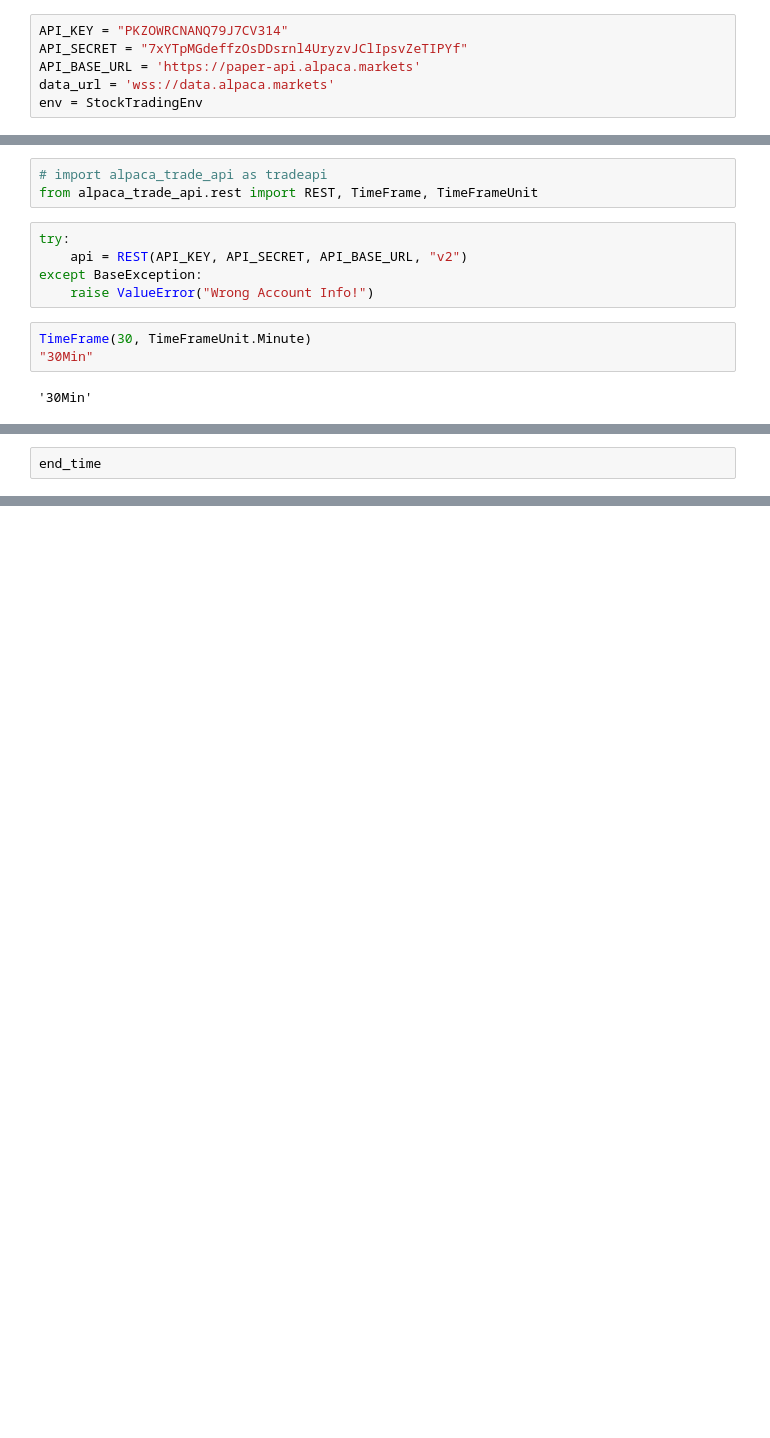
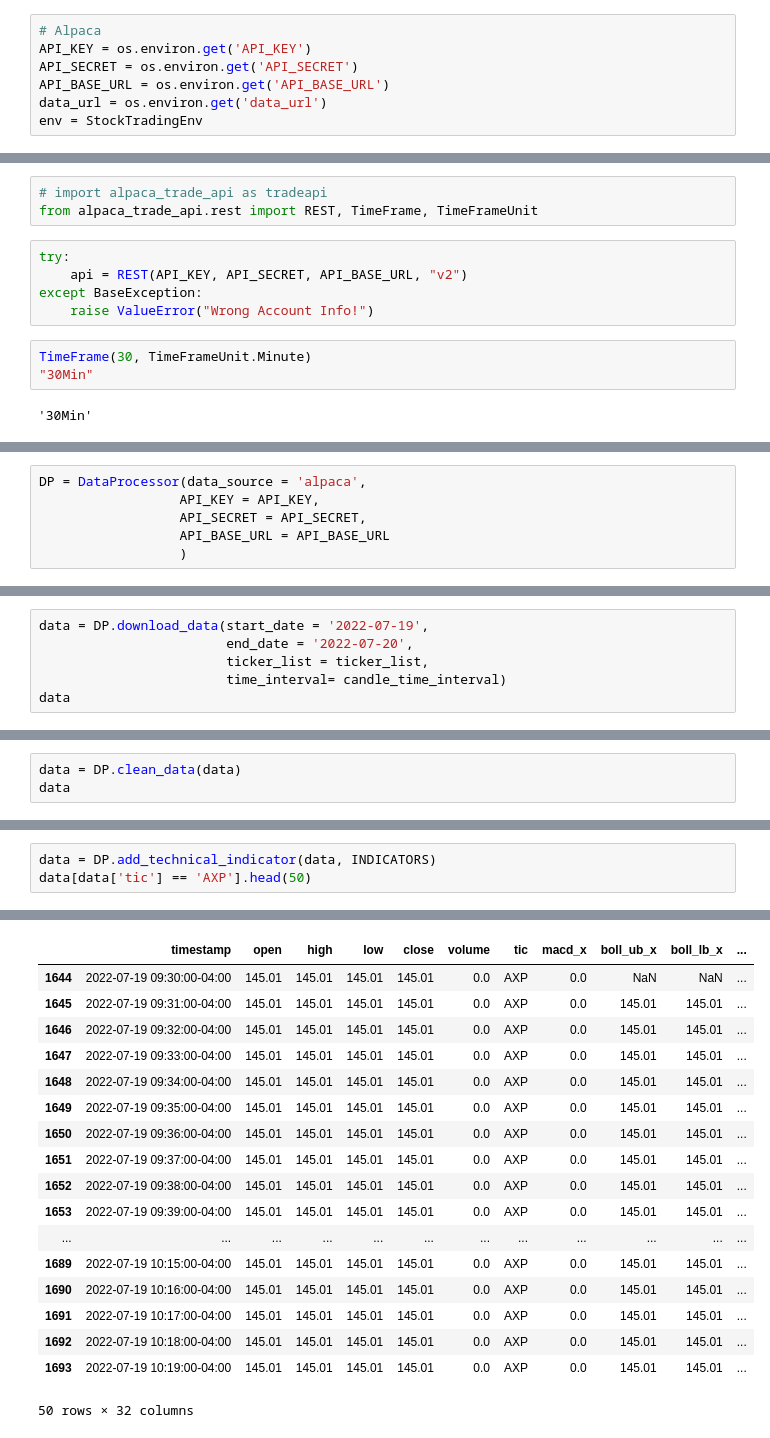
Before and after one commit to iandd0824/FinRL, a Jupyter notebook: epocha/Dataloader.ipynb, the cells around one changed output, grey strips where cells are left out. Cells and saved outputs as stored; diff of their text form; blank space fills up the shorter version.

```diff
--- a/epocha/Dataloader.ipynb
+++ b/epocha/Dataloader.ipynb
@@ -34,10 +42,11 @@ state_dim
 # %% [output]
 333
 # %%
-API_KEY = "PKZOWRCNANQ79J7CV314"
-API_SECRET = "7xYTpMGdeffzOsDDsrnl4UryzvJClIpsvZeTIPYf"
-API_BASE_URL = 'https://paper-api.alpaca.markets'
-data_url = 'wss://data.alpaca.markets'
+# Alpaca
+API_KEY = os.environ.get('API_KEY')
+API_SECRET = os.environ.get('API_SECRET')
+API_BASE_URL = os.environ.get('API_BASE_URL')
+data_url = os.environ.get('data_url')
 env = StockTradingEnv
 # %% [markdown]
 ## Alpaca API
@@ -89,0 +106,6 @@ start_time
+# %%
+DP = DataProcessor(data_source = 'alpaca',
+                  API_KEY = API_KEY,
+                  API_SECRET = API_SECRET,
+                  API_BASE_URL = API_BASE_URL
+                  )
@@ -89,0 +114,6 @@ start_time
+# %%
+data = DP.download_data(start_date = '2022-07-19',
+                        end_date = '2022-07-20',
+                        ticker_list = ticker_list,
+                        time_interval= candle_time_interval)
+data
@@ -89,0 +136,3 @@ start_time
+# %%
+data = DP.clean_data(data)
+data
@@ -90,3 +170,4 @@ start_time
 # %%
-end_time
+data = DP.add_technical_indicator(data, INDICATORS)
+data[data['tic'] == 'AXP'].head(50)
 # %% [output]
@@ -94 +175,19 @@ end_time
+|  | timestamp | open | high | low | close | volume | tic | macd_x | boll_ub_x | boll_lb_x | ... |
+| 1644 | 2022-07-19 09:30:00-04:00 | 145.01 | 145.01 | 145.01 | 145.01 | 0.0 | AXP | 0.0 | NaN | NaN | ... |
+| 1645 | 2022-07-19 09:31:00-04:00 | 145.01 | 145.01 | 145.01 | 145.01 | 0.0 | AXP | 0.0 | 145.01 | 145.01 | ... |
+| 1646 | 2022-07-19 09:32:00-04:00 | 145.01 | 145.01 | 145.01 | 145.01 | 0.0 | AXP | 0.0 | 145.01 | 145.01 | ... |
+| 1647 | 2022-07-19 09:33:00-04:00 | 145.01 | 145.01 | 145.01 | 145.01 | 0.0 | AXP | 0.0 | 145.01 | 145.01 | ... |
+| 1648 | 2022-07-19 09:34:00-04:00 | 145.01 | 145.01 | 145.01 | 145.01 | 0.0 | AXP | 0.0 | 145.01 | 145.01 | ... |
+| 1649 | 2022-07-19 09:35:00-04:00 | 145.01 | 145.01 | 145.01 | 145.01 | 0.0 | AXP | 0.0 | 145.01 | 145.01 | ... |
+| 1650 | 2022-07-19 09:36:00-04:00 | 145.01 | 145.01 | 145.01 | 145.01 | 0.0 | AXP | 0.0 | 145.01 | 145.01 | ... |
+| 1651 | 2022-07-19 09:37:00-04:00 | 145.01 | 145.01 | 145.01 | 145.01 | 0.0 | AXP | 0.0 | 145.01 | 145.01 | ... |
+| 1652 | 2022-07-19 09:38:00-04:00 | 145.01 | 145.01 | 145.01 | 145.01 | 0.0 | AXP | 0.0 | 145.01 | 145.01 | ... |
+| 1653 | 2022-07-19 09:39:00-04:00 | 145.01 | 145.01 | 145.01 | 145.01 | 0.0 | AXP | 0.0 | 145.01 | 145.01 | ... |
+| ... | ... | ... | ... | ... | ... | ... | ... | ... | ... | ... | ... |
+| 1689 | 2022-07-19 10:15:00-04:00 | 145.01 | 145.01 | 145.01 | 145.01 | 0.0 | AXP | 0.0 | 145.01 | 145.01 | ... |
+| 1690 | 2022-07-19 10:16:00-04:00 | 145.01 | 145.01 | 145.01 | 145.01 | 0.0 | AXP | 0.0 | 145.01 | 145.01 | ... |
+| 1691 | 2022-07-19 10:17:00-04:00 | 145.01 | 145.01 | 145.01 | 145.01 | 0.0 | AXP | 0.0 | 145.01 | 145.01 | ... |
+| 1692 | 2022-07-19 10:18:00-04:00 | 145.01 | 145.01 | 145.01 | 145.01 | 0.0 | AXP | 0.0 | 145.01 | 145.01 | ... |
+| 1693 | 2022-07-19 10:19:00-04:00 | 145.01 | 145.01 | 145.01 | 145.01 | 0.0 | AXP | 0.0 | 145.01 | 145.01 | ... |
+50 rows × 32 columns
 # %%
```
Also changed, not shown: parts of 16 cells of this notebook, 9 other files.
